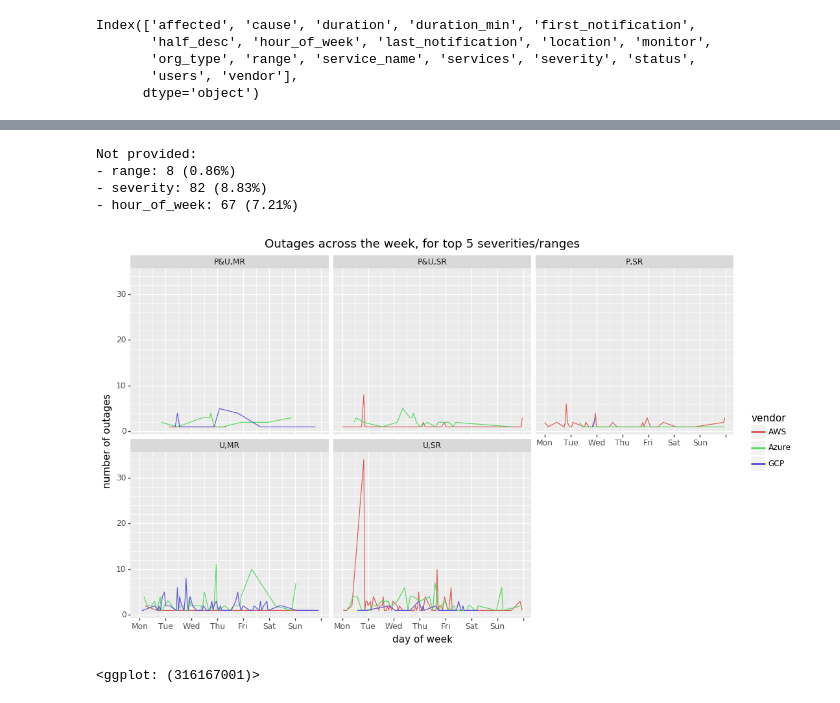
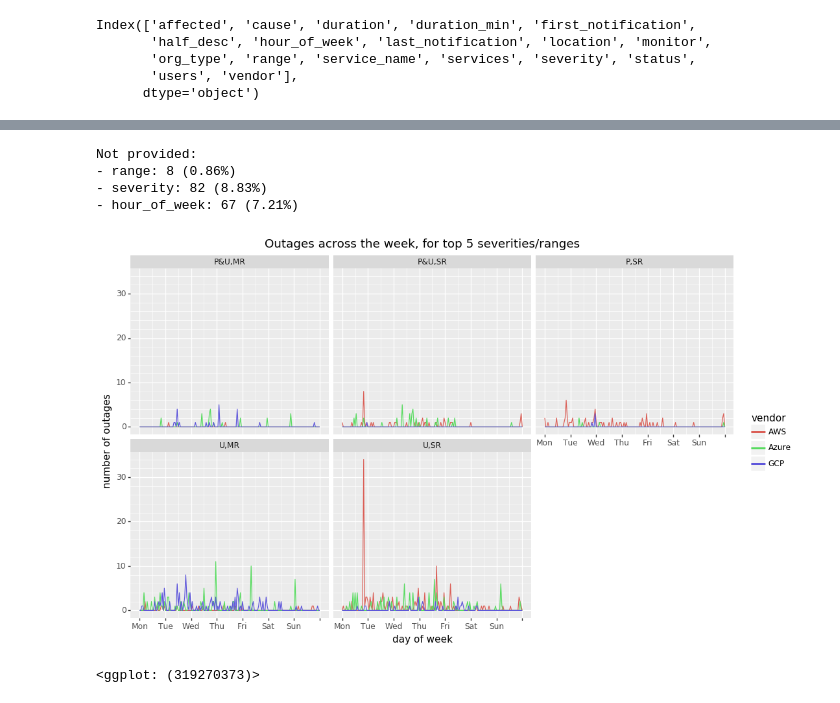
Before and after one commit to thezeroalpha/honours-project, a Jupyter notebook: notebooks/Plotting.ipynb, the cells around one changed output, grey strips where cells are left out. Drawn from its saved outputs; the diff is of its cells as text; code cells hidden in the pictures.

```diff
--- a/notebooks/Plotting.ipynb
+++ b/notebooks/Plotting.ipynb
@@ -173,6 +173,12 @@ plotdf = (plotdf[plotdf.affected.isin(top_5_affected)]
           .groupby(['vendor', 'affected'])
           .hour_of_week.value_counts().reset_index(name='num_outages'))
 
+for vd in set(plotdf.vendor.values):
+    for af in set(plotdf[plotdf.vendor == vd].affected.values):
+        for i in range(24*7+1):
+            if len(plotdf[(plotdf.vendor == vd) & (plotdf.affected == af) & (plotdf.hour_of_week == i)]) == 0:
+                plotdf = plotdf.append({'vendor': vd, 'affected': af, 'hour_of_week': i, 'num_outages': 0}, ignore_index=True)
+
 export_graph("components-across-week", df, ['affected', 'hour_of_week'],
              (p9.ggplot(plotdf)
               + p9.aes(x='hour_of_week', y='num_outages', color='vendor')
@@ -196,34 +198,40 @@ numpy.int32
 # %%
 filt = df[filter_notprovided(df.severity) & filter_notprovided(df.range) & df.hour_of_week.notna()]
 
 plotdf = pd.DataFrame({'vendor': filt.vendor,
                        'severity_range': filt.severity.map(lambda x: '&'.join(map(shorten, x))) + ',' + filt.range.map(shorten),
                        'hour_of_week': filt.hour_of_week})
 top_5_severity_range = plotdf.severity_range.value_counts()[0:5].index
 
 plotdf = (plotdf[plotdf.severity_range.isin(top_5_severity_range)]
           .melt(id_vars=['vendor', 'severity_range'], value_name='hour_of_week')
           .drop('variable', axis='columns')
           .groupby(['vendor', 'severity_range'])
           .hour_of_week.value_counts().reset_index(name='num_outages'))
 
+for vd in set(plotdf.vendor.values):
+    for sr in set(plotdf[plotdf.vendor == vd].severity_range.values):
+        for i in range(24*7+1):
+            if len(plotdf[(plotdf.vendor == vd) & (plotdf.severity_range == sr) & (plotdf.hour_of_week == i)]) == 0:
+                plotdf = plotdf.append({'vendor': vd, 'severity_range': sr, 'hour_of_week': i, 'num_outages': 0}, ignore_index=True)
+
 export_graph("severities-ranges-across-week", df, ['range', 'severity', 'hour_of_week'],
              (p9.ggplot(plotdf)
               + p9.aes(x='hour_of_week', y='num_outages', color='vendor')
               + p9.geom_line()
               + p9.facet_wrap('~ severity_range')
               + p9.scale_y_continuous(breaks=lambda x: range(0, int(np.ceil(x[1])), 10), minor_breaks=4)
               + scale_x_hours_as_dow
               + p9.labs(x="day of week", y="number of outages")
               + p9.theme(figure_size=(12,7))
               + p9.ggtitle("Outages across the week, for top 5 severities/ranges")))
 # %% [output]
 Not provided:
 - range: 8 (0.86%)
 - severity: 82 (8.83%)
 - hour_of_week: 67 (7.21%)
-[figure, old version]
+[figure, new version]
-<ggplot: (316167001)>
+<ggplot: (319270373)>
 # %%
 plotdf = (df[filter_notprovided(df.cause) & filter_notprovided(df.affected)][['cause', 'affected']]
           .applymap(lambda x: ','.join(map(shorten, x)))
```
Also changed, not shown: parts of 13 cells of this notebook, 10 other files.
